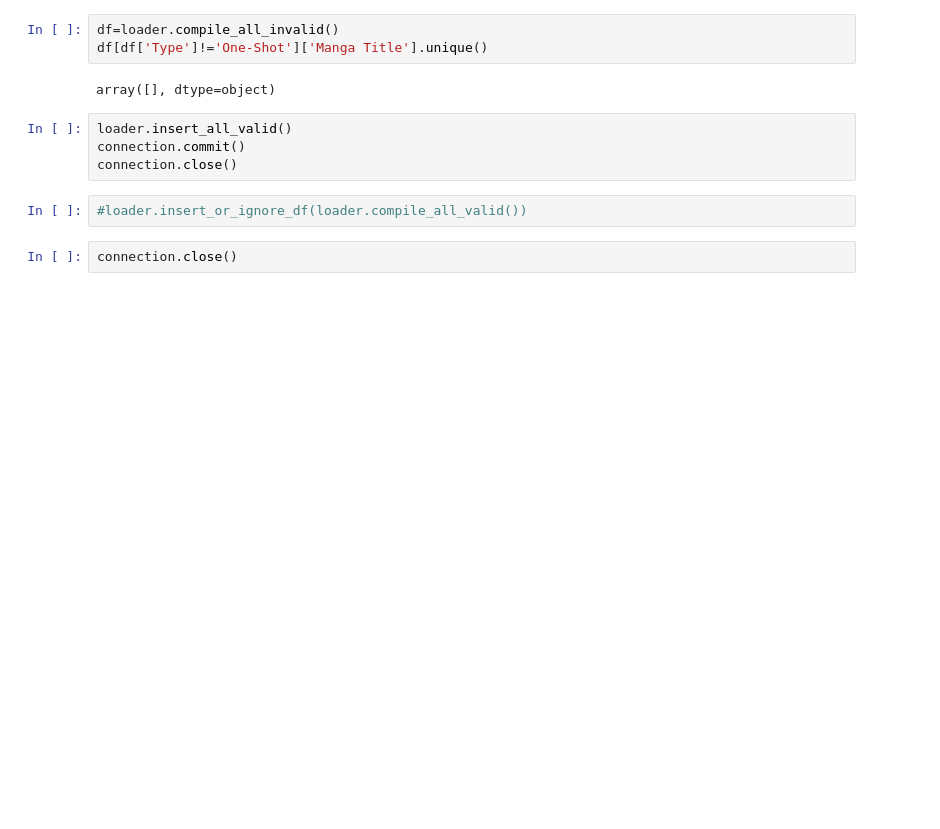
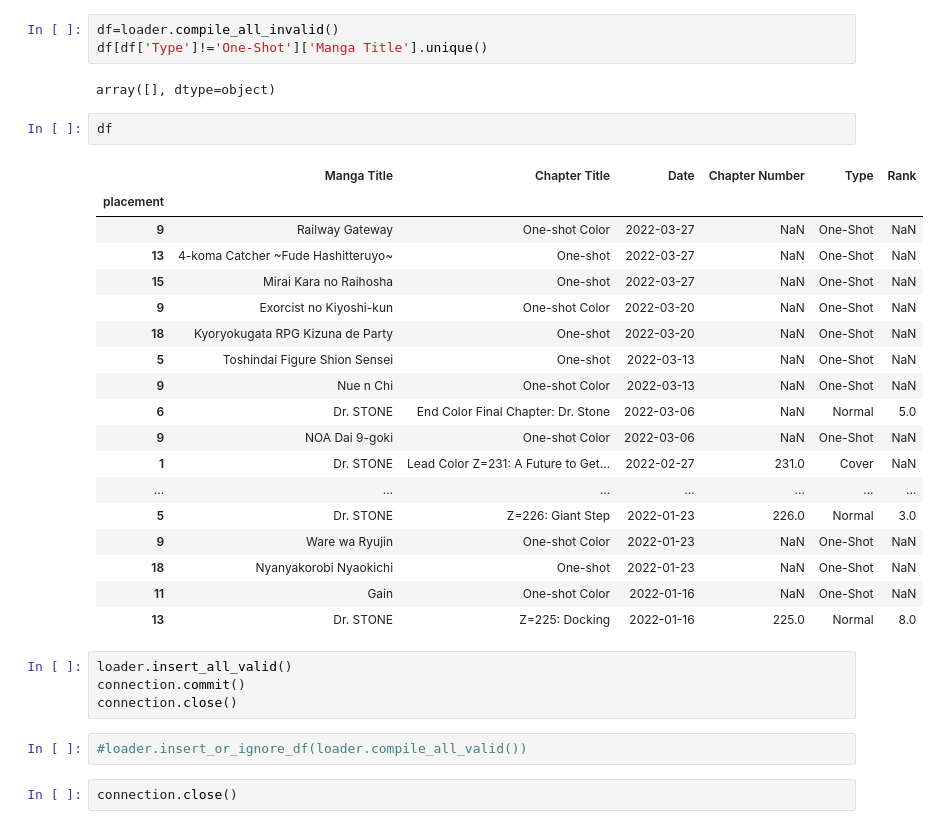
Before and after one commit to DevinGent/shonen-jump-sql, a Jupyter notebook: interactive_entry.ipynb, the cells around one changed output. Cells and saved outputs as stored; diff of their text form; blank space fills up the shorter version.

```diff
--- a/interactive_entry.ipynb
+++ b/interactive_entry.ipynb
@@ -136,6 +154,27 @@ df=loader.compile_all_invalid()
 df[df['Type']!='One-Shot']['Manga Title'].unique()
 # %% [output]
 array([], dtype=object)
+# %%
+df
+# %% [output]
+|  | Manga Title | Chapter Title | Date | Chapter Number | Type | Rank |
+| placement |  |  |  |  |  |  |
+| 9 | Railway Gateway | One-shot Color | 2022-03-27 | NaN | One-Shot | NaN |
+| 13 | 4-koma Catcher ~Fude Hashitteruyo~ | One-shot | 2022-03-27 | NaN | One-Shot | NaN |
+| 15 | Mirai Kara no Raihosha | One-shot | 2022-03-27 | NaN | One-Shot | NaN |
+| 9 | Exorcist no Kiyoshi-kun | One-shot Color | 2022-03-20 | NaN | One-Shot | NaN |
+| 18 | Kyoryokugata RPG Kizuna de Party | One-shot | 2022-03-20 | NaN | One-Shot | NaN |
+| 5 | Toshindai Figure Shion Sensei | One-shot | 2022-03-13 | NaN | One-Shot | NaN |
+| 9 | Nue n Chi | One-shot Color | 2022-03-13 | NaN | One-Shot | NaN |
+| 6 | Dr. STONE | End Color Final Chapter: Dr. Stone | 2022-03-06 | NaN | Normal | 5.0 |
+| 9 | NOA Dai 9-goki | One-shot Color | 2022-03-06 | NaN | One-Shot | NaN |
+| 1 | Dr. STONE | Lead Color Z=231: A Future to Get... | 2022-02-27 | 231.0 | Cover | NaN |
+| ... | ... | ... | ... | ... | ... | ... |
+| 5 | Dr. STONE | Z=226: Giant Step | 2022-01-23 | 226.0 | Normal | 3.0 |
+| 9 | Ware wa Ryujin | One-shot Color | 2022-01-23 | NaN | One-Shot | NaN |
+| 18 | Nyanyakorobi Nyaokichi | One-shot | 2022-01-23 | NaN | One-Shot | NaN |
+| 11 | Gain | One-shot Color | 2022-01-16 | NaN | One-Shot | NaN |
+| 13 | Dr. STONE | Z=225: Docking | 2022-01-16 | 225.0 | Normal | 8.0 |
 # %%
 loader.insert_all_valid()
 connection.commit()
```
Also changed, not shown: parts of 6 cells of this notebook, 9 other files.
